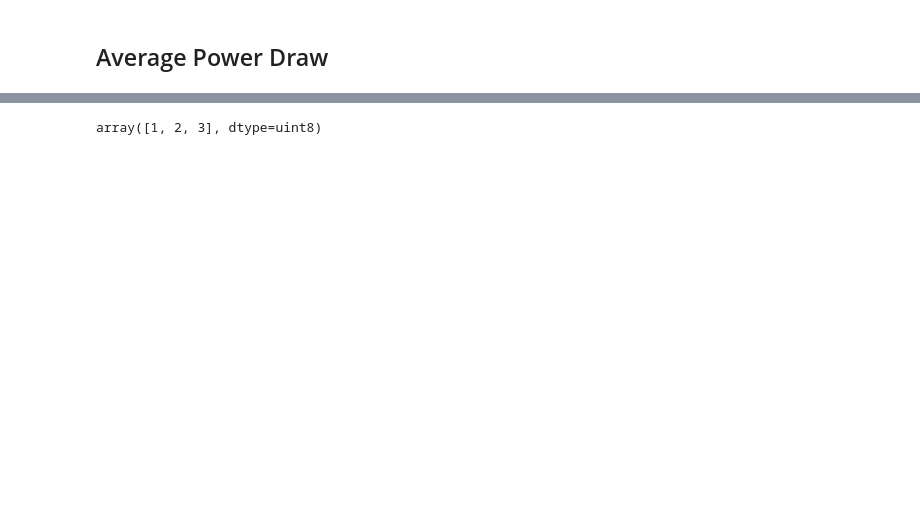
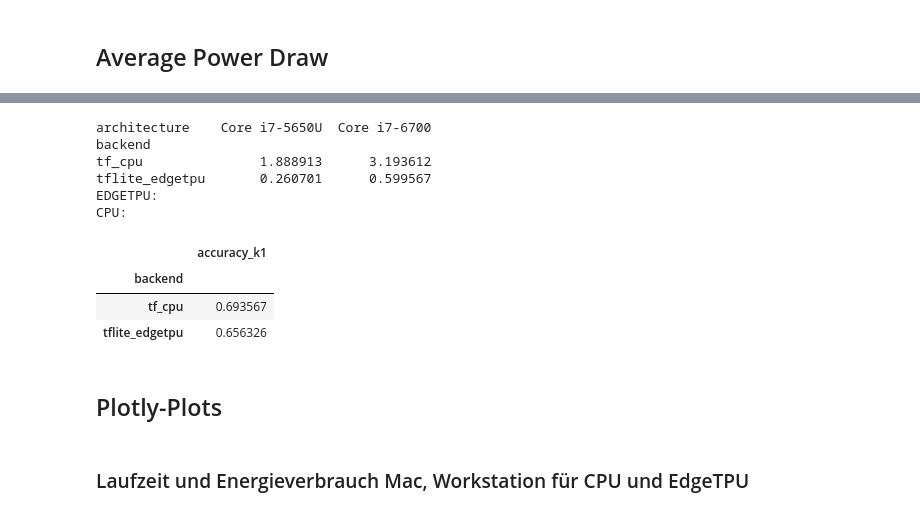
Before and after one commit to raphischer/edge-acc, a Jupyter notebook: database_evaluation.ipynb, the cells around one changed output, grey strips where cells are left out. Cells and saved outputs as stored; diff of their text form; code cells hidden in the pictures; blank space fills up the shorter version.

```diff
--- a/database_evaluation.ipynb
+++ b/database_evaluation.ipynb
@@ -49,24 +71,37 @@ def approx_USB_power_draw(row):
 # %% [markdown]
 ## Load Data
 # %%
-#with open(os.getcwd()+'/result_databases/lamarrws01_clean_classification_lauf_4.pkl', 'rb') as f:
-#    data = pickle.load(f)
-#with open(os.getcwd()+'/result_databases/lamarrws01_clean_classification_lauf_3.pkl', 'rb') as f:
-#    data = data.append( pickle.load(f) )
-#with open(os.getcwd()+'/result_databases/lamarrws01_clean_classification_lauf_2.pkl', 'rb') as f:
-#   data = data.append( pickle.load(f) )
+with open(os.getcwd()+'/result_databases/eval6400_23_08_2023_mac.pkl', 'rb') as f:
+    data = pickle.load(f)
+    print(data.shape)
 
-with open(os.getcwd()+'/result_databases/yolov8_segmentation_16_08_2023.pkl', 'rb') as f:
-    data = pickle.load(f)
-    print(data.columns)
+with open(os.getcwd()+'/result_databases/eval6400_24_08_2023_mac.pkl', 'rb') as f:
+    data = data.append( pickle.load(f) )
+    print(data.shape)
+with open(os.getcwd()+'/result_databases/eval3200_23_08_2023_mac.pkl', 'rb') as f:
+   data = data.append( pickle.load(f) )
+   print(data.shape)
+
+with open(os.getcwd()+'/result_databases/eval3200_23_08_2023_mac.pkl', 'rb') as f:
+   data = data.append( pickle.load(f) )
+   print(data.shape)
+
+with open(os.getcwd()+'/result_databases/eval12000_16_08_2023_pyrapl_1.pkl', 'rb') as f:
+   data = data.append( pickle.load(f) )
+   print(data.shape)
+
+with open(os.getcwd()+'/result_databases/eval12000_16_08_2023_pyrapl_2.pkl', 'rb') as f:
+   data = data.append( pickle.load(f) )
 
 #data = data.groupby(['model','backend']).mean()#.reset_index()
 
 #Add Family of
 data['family']= data['model'].apply(lambda a : getFamilyName(a))
 data['approx_USB_power_draw'] = data.apply(lambda row: approx_USB_power_draw(row), axis = 1)
-data[['dataset', 'model', 'backend', 'software',
+filtered_data = data[['dataset', 'model', 'backend', 'software',
        'architecture', 'number_of_operations', 'number_of_unmapped_operations',
        'input_shape', 'total_parameters', 'trainable_parameters',
        'non_trainable_parameters', 'running_time', 'power_draw']]
+
+data.columns
 # %% [output]
@@ -259,10 +155,24 @@ fig.show()
-# %%
-from PIL import Image
-import numpy as np
-
-#display(Image(filename='/home/staay/Git/imagenet-on-the-edge/mnt_data/staay/oxford-iiit-pet_data/annotations/trimaps/._Abyssinian_1.png'))
-img = Image.open('/home/staay/Git/imagenet-on-the-edge/mnt_data/staay/oxford-iiit-pet_data/annotations/trimaps/Abyssinian_2.png')
-
-np.unique(np.asarray(img))
-# %% [output]
-array([1, 2, 3], dtype=uint8)
+# %%
+analyze_power_draw = data[['model','backend','approx_USB_power_draw','architecture']].dropna()#data[['model','backend','total_parameters', 'running_time','power_draw','accuracy','number_of_unmapped_operations']]
+
+#analyze_power_draw = analyze_power_draw.pivot_table(index='model',columns = ['backend','architecture'], values='approx_USB_power_draw', aggfunc = 'mean')#set_index('model').wide_to_long()
+analyze_power_draw = analyze_power_draw.pivot_table(index='backend',columns = ['architecture'], values='approx_USB_power_draw', aggfunc = 'mean')#set_index('model').wide_to_long()
+
+print(analyze_power_draw)
+# %% [output]
+architecture    Core i7-5650U  Core i7-6700
+backend
+tf_cpu               1.888913      3.193612
+tflite_edgetpu       0.260701      0.599567
+EDGETPU:
+CPU:
+# %%
+#data[['model','backend','accuracy_k1','family']].groupby(['family','backend']).mean()
+data[['model','backend','accuracy_k1','family','architecture']].groupby(['backend']).mean()
+# %% [output]
+|  | accuracy_k1 |
+| backend |  |
+| tf_cpu | 0.693567 |
+| tflite_edgetpu | 0.656326 |
+# %% [markdown]
+## Plotly-Plots
@@ -268,0 +190,2 @@ array([1, 2, 3], dtype=uint8)
+# %% [markdown]
+### Laufzeit und Energieverbrauch Mac, Workstation für CPU und EdgeTPU
```
Also changed, not shown: parts of 39 cells of this notebook, 3 other files.
